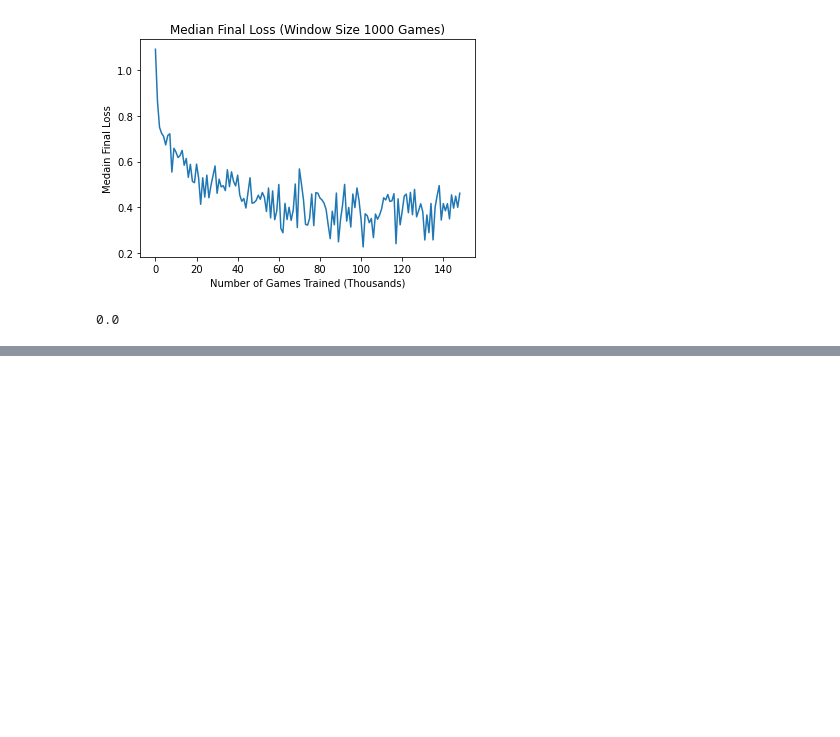
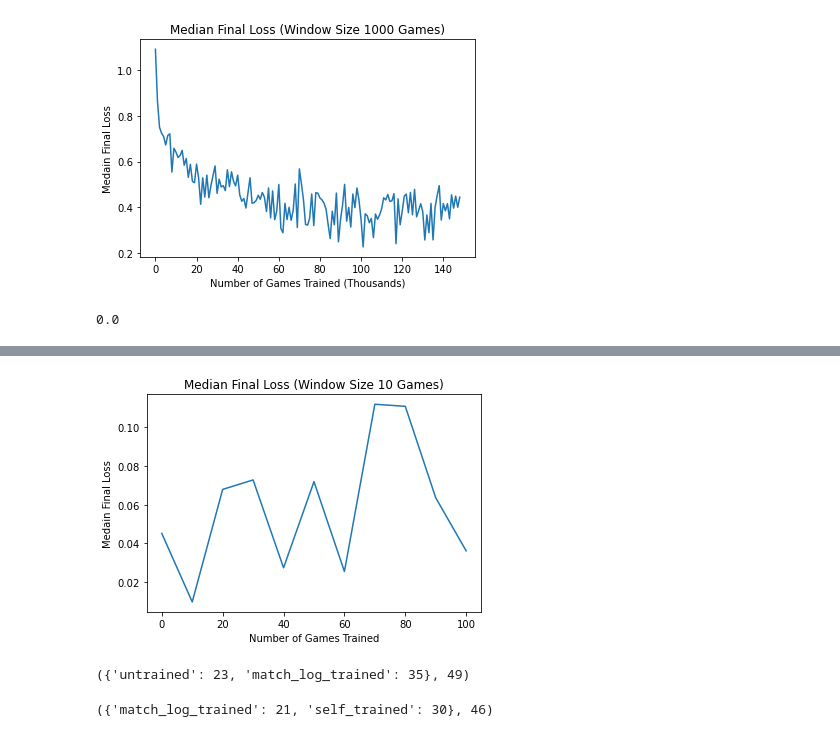
Before and after one commit to kmcushing/Backgammon, a Jupyter notebook: results_analysis.ipynb, the cells around one changed output, grey strips where cells are left out. Drawn from its saved outputs; the diff is of its cells as text; code cells hidden in the pictures; blank space fills up the shorter version.

```diff
--- a/results_analysis.ipynb
+++ b/results_analysis.ipynb
@@ -87,0 +105,8 @@ np.array([2,1,-1,-2]) @ np.array([0.5,0,0,0.5])
+# %%
+plt.plot([10 * i for i in range(len(grouped_results))], grouped_results['final_state_loss'])
+plt.title('Median Final Loss (Window Size 10 Games)')
+plt.ylabel('Medain Final Loss')
+plt.xlabel('Number of Games Trained')
+plt.show()
+# %% [output]
+[figure, added]
@@ -87,0 +127,8 @@ np.array([2,1,-1,-2]) @ np.array([0.5,0,0,0.5])
+# %%
+score_match_from_log('data/training_competition_results_tournament_vs_untrained.csv')
+# %% [output]
+({'untrained': 23, 'match_log_trained': 35}, 49)
+# %%
+score_match_from_log('data/training_competition_results_tournament_vs_self_play.csv')
+# %% [output]
+({'match_log_trained': 21, 'self_trained': 30}, 46)
```
Also changed, not shown: parts of 7 cells of this notebook, 54 other files.
